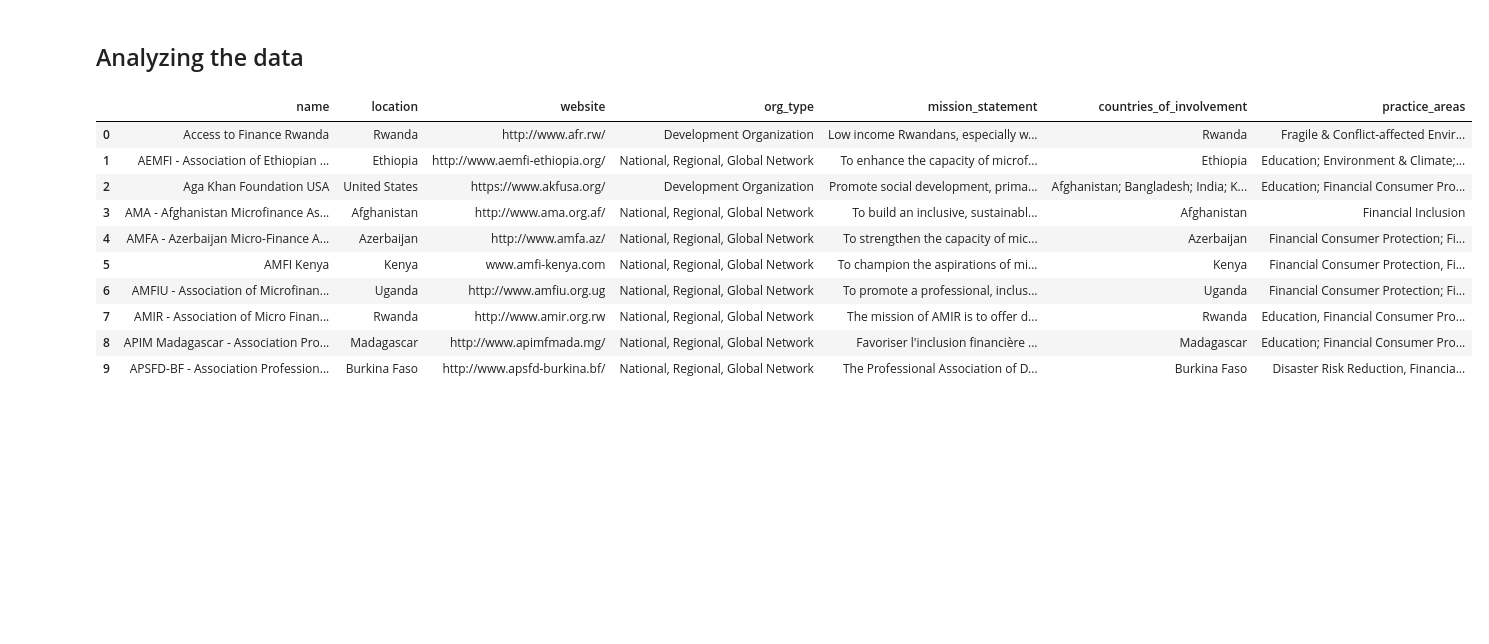
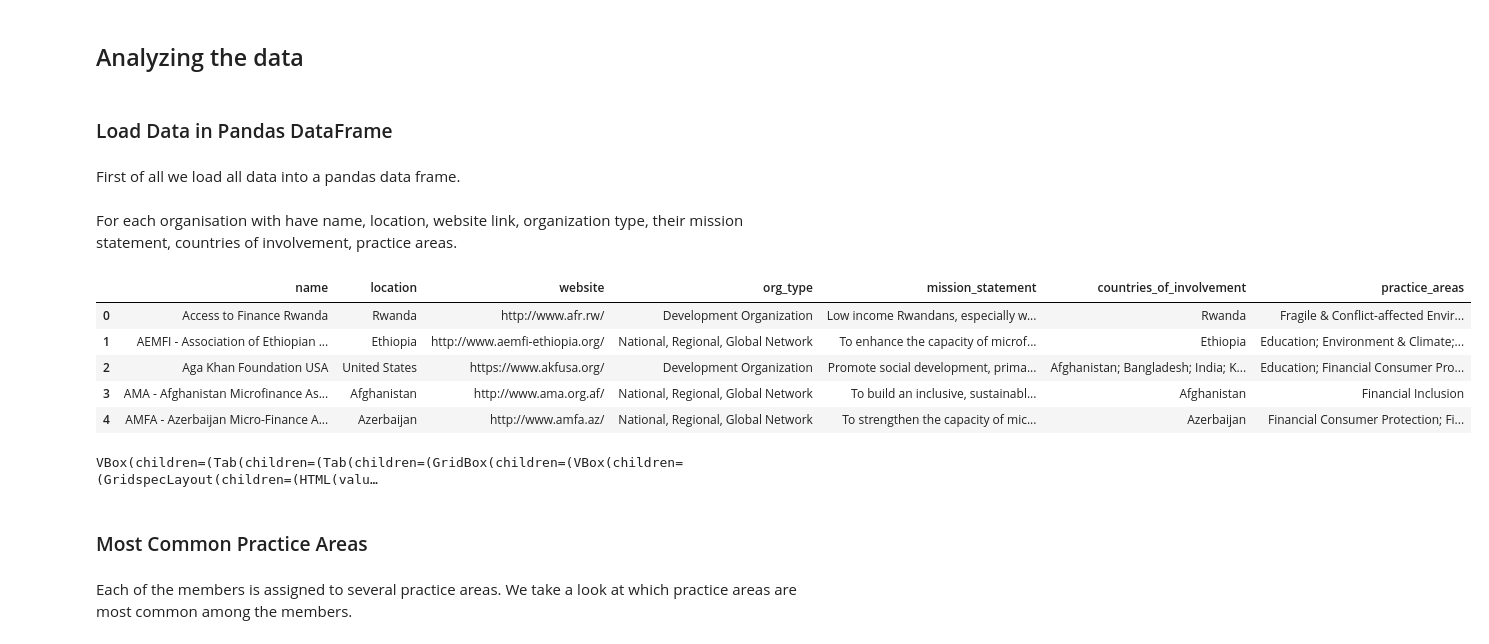
Before and after one commit to albertodiazdurana/Web-scrapping_NLP_topic-analysis-1a, a Jupyter notebook: IandEStudy.ipynb, the cells around one changed output. Saved outputs shown, nothing was run; the diff lists cells and outputs as text; code cells hidden in the pictures; blank space fills up the shorter version.

```diff
--- a/IandEStudy.ipynb
+++ b/IandEStudy.ipynb
@@ -105,20 +96,45 @@ for member in data :
     wtr.writerow (member)
 # %% [markdown]
 ## Analyzing the data
+# %% [markdown]
+### Load Data in Pandas DataFrame
+# %% [markdown]
+First of all we load all data into a pandas data frame.
 # %%
-df = pd.read_csv('member_data.csv', header=None, names=["name", "location", "website", "org_type", "mission_statement", "countries_of_involvement", "practice_areas"])
+import pandas as pd
+
+df = pd.read_csv(
+    "member_data.csv",
+    header=None,
+    names=[
+        "name",
+        "location",
+        "website",
+        "org_type",
+        "mission_statement",
+        "countries_of_involvement",
+        "practice_areas",
+    ],
+)
+# %% [markdown]
+For each organisation with have name, location, website link, organization type, their mission statement, countries of involvement, practice areas.
 # %%
 pd.set_option('display.max_colwidth',200)
-df.head(10)
+df.head(5)
 # %% [output]
 |  | name | location | website | org_type | mission_statement | countries_of_involvement | practice_areas |
 | 0 | Access to Finance Rwanda | Rwanda | http://www.afr.rw/ | Development Organization | Low income Rwandans, especially w... | Rwanda | Fragile & Conflict-affected Envir... |
 | 1 | AEMFI - Association of Ethiopian ... | Ethiopia | http://www.aemfi-ethiopia.org/ | National, Regional, Global Network | To enhance the capacity of microf... | Ethiopia | Education; Environment & Climate;... |
 | 2 | Aga Khan Foundation USA | United States | https://www.akfusa.org/ | Development Organization | Promote social development, prima... | Afghanistan; Bangladesh; India; K... | Education; Financial Consumer Pro... |
 | 3 | AMA - Afghanistan Microfinance As... | Afghanistan | http://www.ama.org.af/ | National, Regional, Global Network | To build an inclusive, sustainabl... | Afghanistan | Financial Inclusion |
 | 4 | AMFA - Azerbaijan Micro-Finance A... | Azerbaijan | http://www.amfa.az/ | National, Regional, Global Network | To strengthen the capacity of mic... | Azerbaijan | Financial Consumer Protection; Fi... |
-| 5 | AMFI Kenya | Kenya | www.amfi-kenya.com | National, Regional, Global Network | To champion the aspirations of mi... | Kenya | Financial Consumer Protection, Fi... |
-| 6 | AMFIU - Association of Microfinan... | Uganda | http://www.amfiu.org.ug | National, Regional, Global Network | To promote a professional, inclus... | Uganda | Financial Consumer Protection; Fi... |
-| 7 | AMIR - Association of Micro Finan... | Rwanda | http://www.amir.org.rw | National, Regional, Global Network | The mission of AMIR is to offer d... | Rwanda | Education, Financial Consumer Pro... |
-| 8 | APIM Madagascar - Association Pro... | Madagascar | http://www.apimfmada.mg/ | National, Regional, Global Network | Favoriser l'inclusion financière ... | Madagascar | Education; Financial Consumer Pro... |
-| 9 | APSFD-BF - Association Profession... | Burkina Faso | http://www.apsfd-burkina.bf/ | National, Regional, Global Network | The Professional Association of D... | Burkina Faso | Disaster Risk Reduction, Financia... |
+# %%
+from pandas_profiling import ProfileReport
+profile = ProfileReport(df, title="Pandas Profiling Report")
+profile.to_widgets()
+# %% [output]
+VBox(children=(Tab(children=(Tab(children=(GridBox(children=(VBox(children=(GridspecLayout(children=(HTML(valu…
+# %% [markdown]
+### Most Common Practice Areas
+# %% [markdown]
+Each of the members is assigned to several practice areas. We take a look at which practice areas are most common among the members.
```
Also changed, not shown: parts of 31 cells of this notebook.
